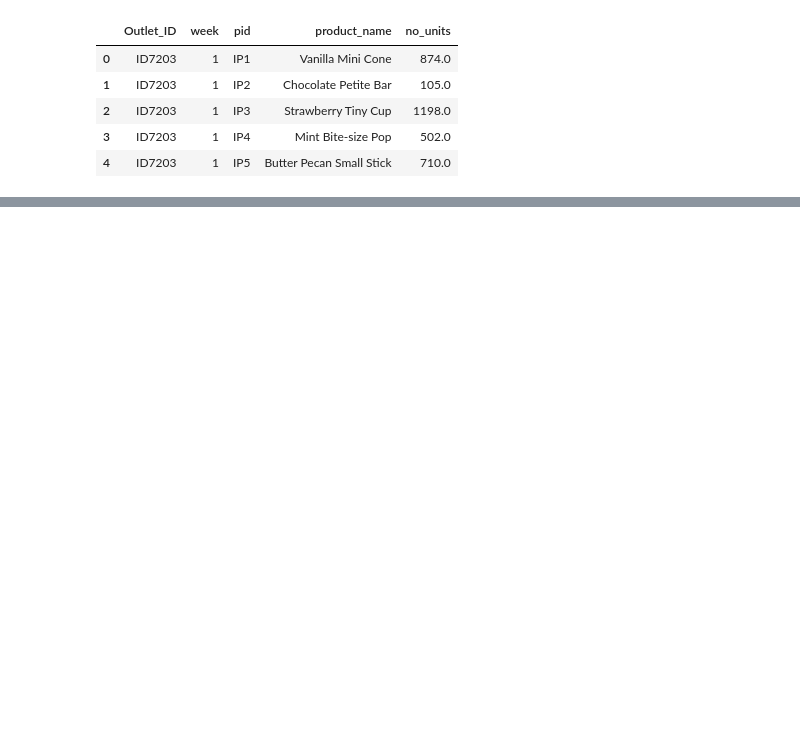
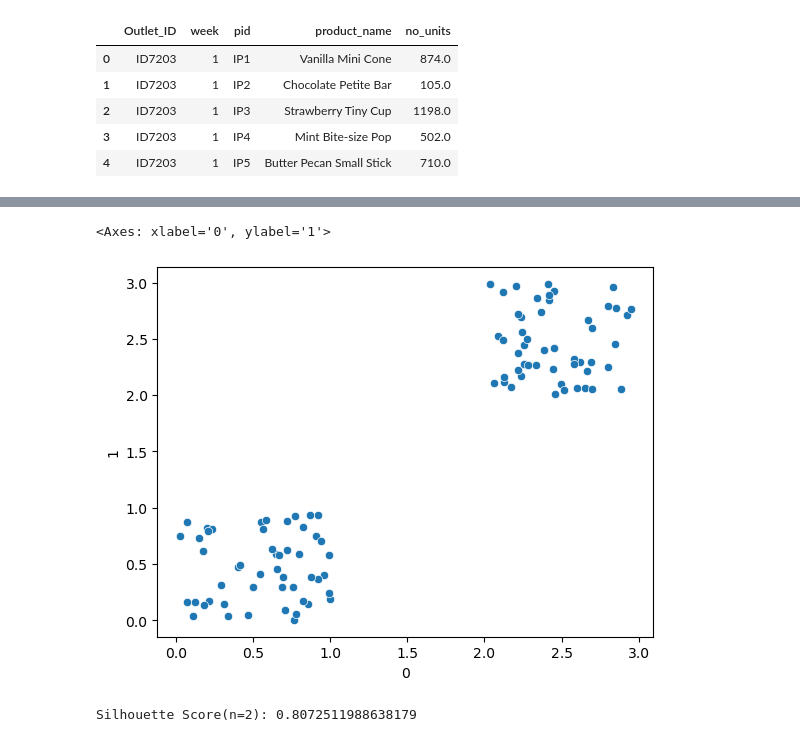
Before and after one commit to tharoosha/Datastorm4.0_Semifinal, a Jupyter notebook: BigMama.ipynb, the cells around one changed output, grey strips where cells are left out. Drawn from its saved outputs; the diff is of its cells as text; code cells hidden in the pictures; blank space fills up the shorter version.

```diff
--- a/BigMama.ipynb
+++ b/BigMama.ipynb
@@ -128,0 +227,6 @@ memory usage: 416.0+ bytes
+# %%
+X= np.random.rand(50,2)
+Y= 2 + np.random.rand(50,2)
+Z= np.concatenate((X,Y))
+Z=pd.DataFrame(Z) #converting into data frame for ease
+Z
@@ -128,0 +247,6 @@ memory usage: 416.0+ bytes
+# %%
+#plotting the data
+sns.scatterplot(x=0,y=1,data=Z)
+# %% [output]
+<Axes: xlabel='0', ylabel='1'>
+[figure, added]
@@ -128,0 +257,4 @@ memory usage: 416.0+ bytes
+# %%
+print(f'Silhouette Score(n=2): {silhouette_score(Z, label)}')
+# %% [output]
+Silhouette Score(n=2): 0.8072511988638179
```
Also changed, not shown: parts of 34 cells of this notebook.
